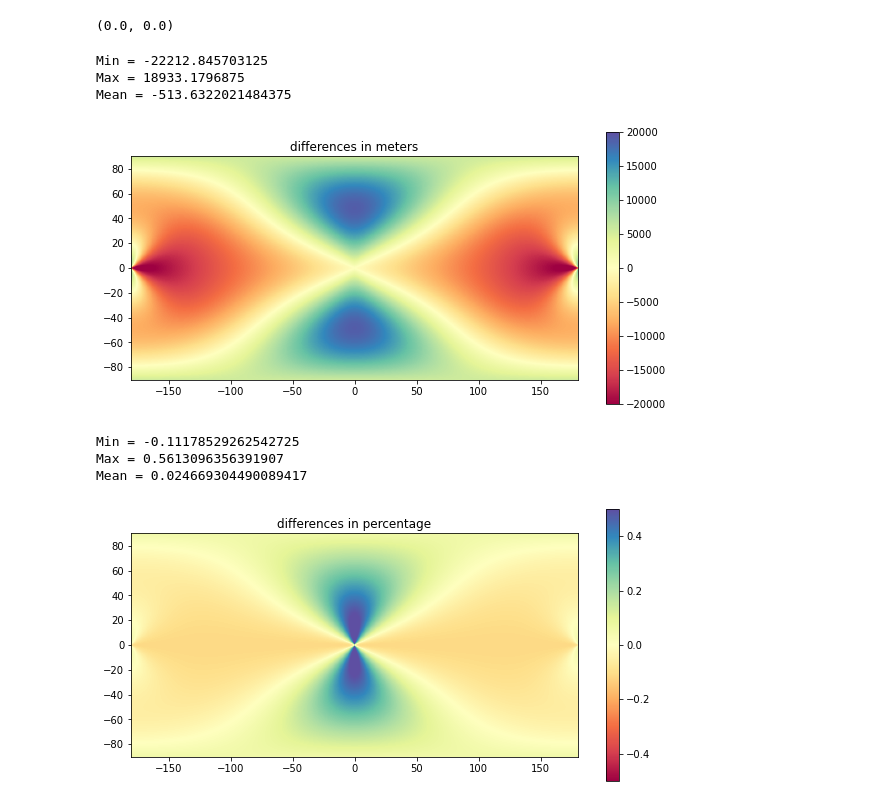
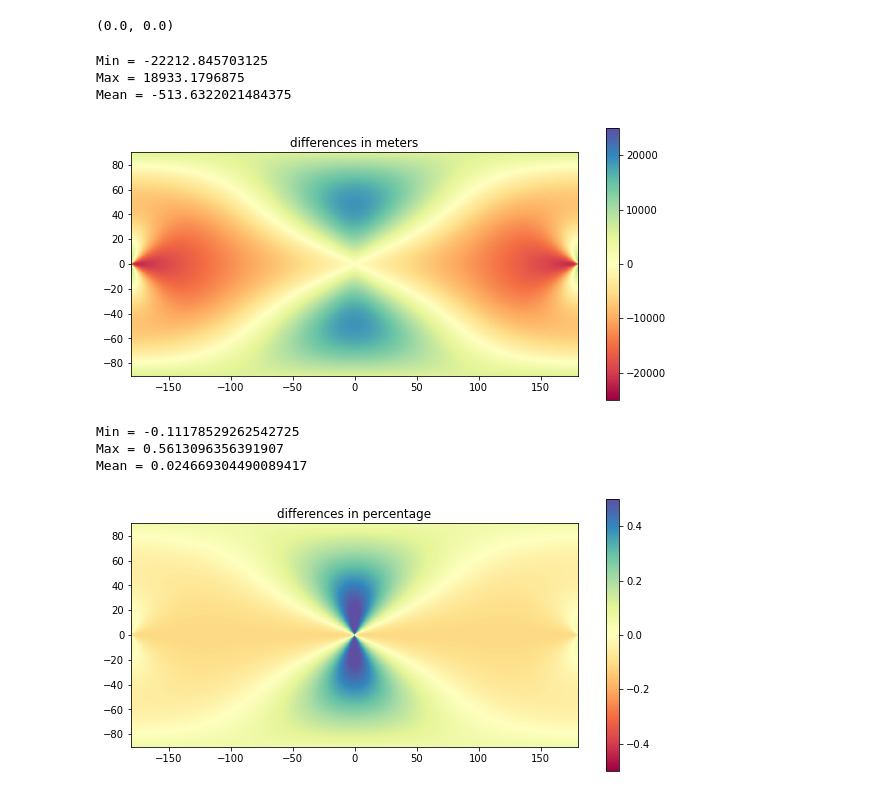
Before and after one commit to caprieldeluca/h3_vs_ellipsoidal_distances, a Jupyter notebook: h3_vs_ellipsoidal_distances.ipynb, the cells around one changed output. Saved outputs shown, nothing was run; the diff lists cells and outputs as text; code cells hidden in the pictures.

```diff
--- a/h3_vs_ellipsoidal_distances.ipynb
+++ b/h3_vs_ellipsoidal_distances.ipynb
@@ -110,6 +105,0 @@ def imprimir_estadisticas(array):
-# %%
-imprimir_estadisticas(diffs[:,:,0]) # Diferencia en metros
-# %% [output]
-Min = -22212.845703125
-Max = 18933.1796875
-Mean = -513.6322021484375
@@ -116,3 +110,9 @@ Mean = -513.6322021484375
+# %%
+imprimir_estadisticas(diffs[:,:,0]) # Diferencia en metros
+# %% [output]
+Min = -22212.845703125
+Max = 18933.1796875
+Mean = -513.6322021484375
 # %%
 # Plotear un array en coordenadas del mapa (yx)
 def plotear(array, ullr, title, vmin, vmax):
@@ -123,15 +123,15 @@ def plotear(array, ullr, title, vmin, vmax):
     plt.colorbar()
     return array_plt
 # %%
-plot_mts = plotear(diffs[:,:,0], base_ullr, 'differences in meters', -20000, 20000)
+plot_mts = plotear(diffs[:,:,0], base_ullr, 'differences in meters', -25000, 25000)
 # %% [output]
-[figure, old version]
+[figure, new version]
-# %%
-imprimir_estadisticas(diffs[:,:,1]) # Diferencia en porcentaje
-# %% [output]
-Min = -0.11178529262542725
-Max = 0.5613096356391907
-Mean = 0.024669304490089417
+# %%
+imprimir_estadisticas(diffs[:,:,1]) # Diferencia en porcentaje
+# %% [output]
+Min = -0.11178529262542725
+Max = 0.5613096356391907
+Mean = 0.024669304490089417
 # %%
 plot_perc = plotear(diffs[:,:,1], base_ullr, 'differences in percentage', -0.5, 0.5)
 # %% [output]
```
Also changed, not shown: parts of 6 cells of this notebook.
